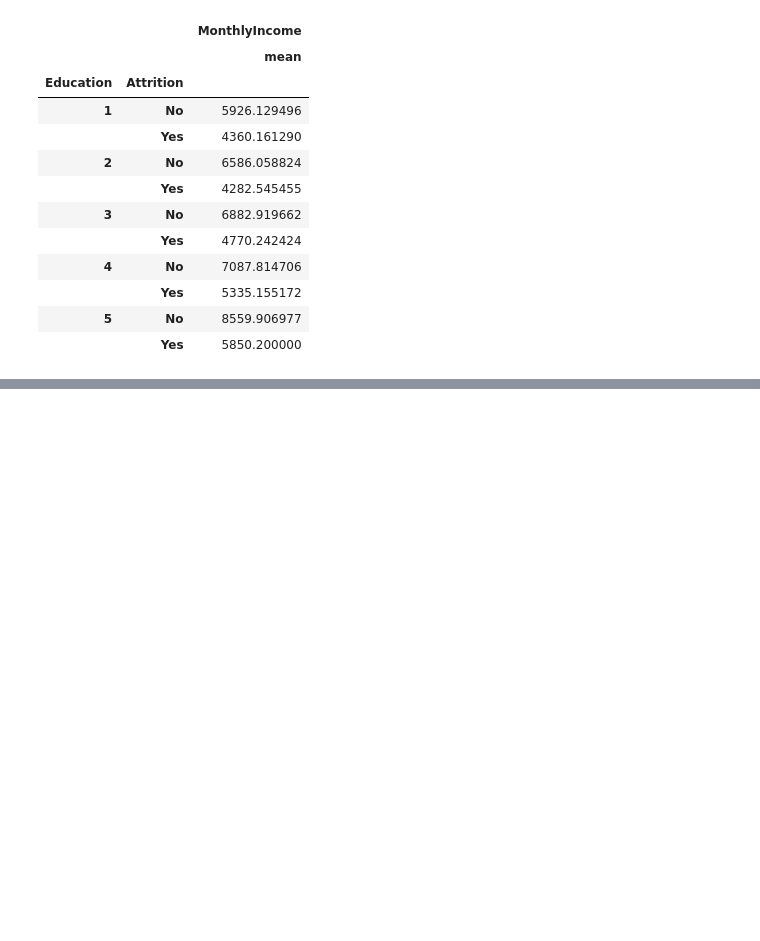
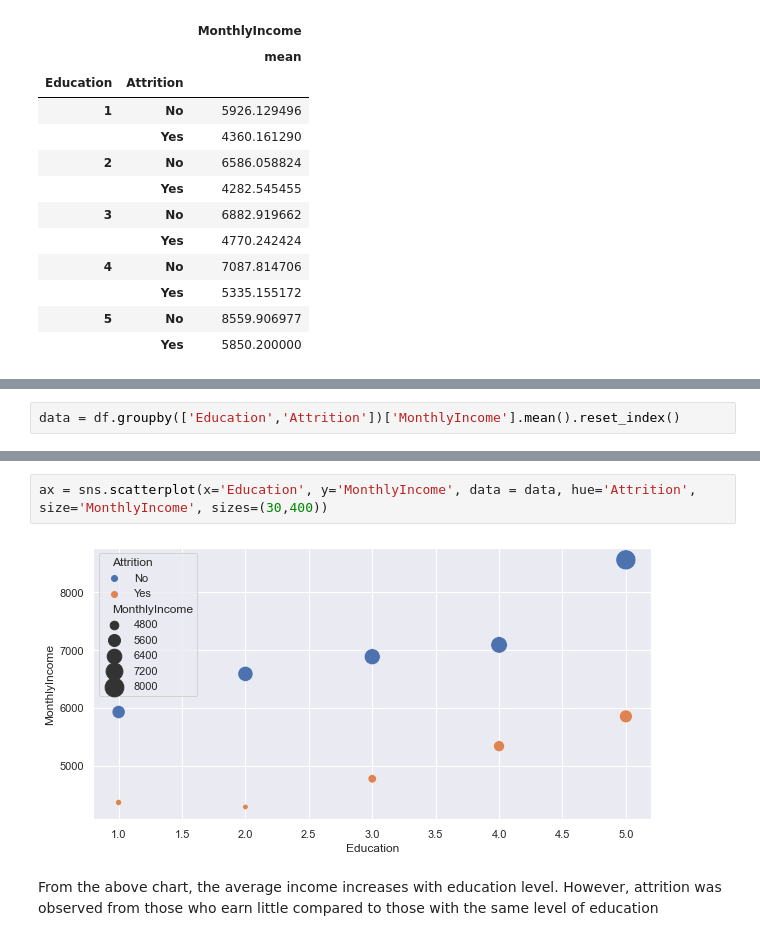
Before and after one commit to yulirda/ADS_Assignment-2, a Jupyter notebook: Assignment #2.ipynb, the cells around one changed output, grey strips where cells are left out. Saved outputs shown, nothing was run; the diff lists cells and outputs as text; blank space fills up the shorter version.

```diff
--- a/Assignment #2.ipynb
+++ b/Assignment #2.ipynb
@@ -53,0 +115,2 @@ df.groupby(['Education','Attrition']).agg({'MonthlyIncome':['mean']})
+# %%
+data = df.groupby(['Education','Attrition'])['MonthlyIncome'].mean().reset_index()
@@ -53,0 +133,6 @@ df.groupby(['Education','Attrition']).agg({'MonthlyIncome':['mean']})
+# %%
+ax = sns.scatterplot(x='Education', y='MonthlyIncome', data = data, hue='Attrition', size='MonthlyIncome', sizes=(30,400))
+# %% [output]
+[figure, added]
+# %% [markdown]
+From the above chart, the average income increases with education level. However, attrition was observed from those who earn little compared to those with the same level of education
```
Also changed, not shown: parts of 12 cells of this notebook.
